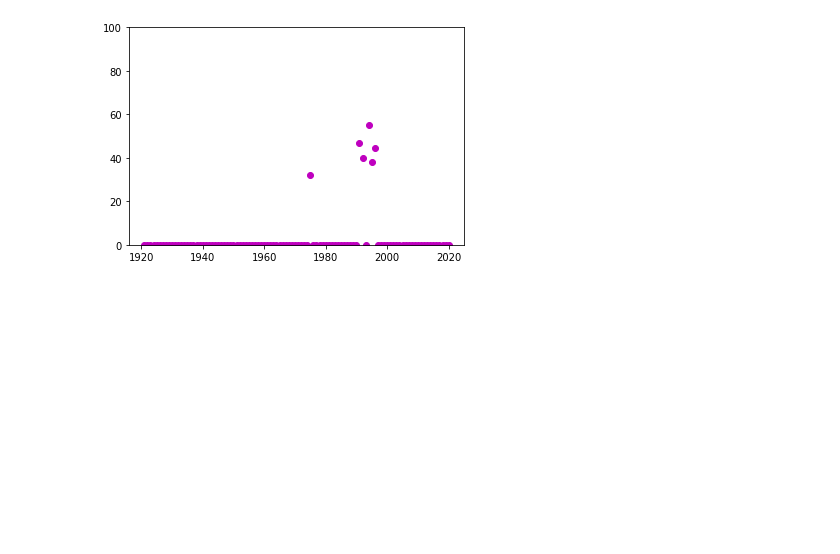
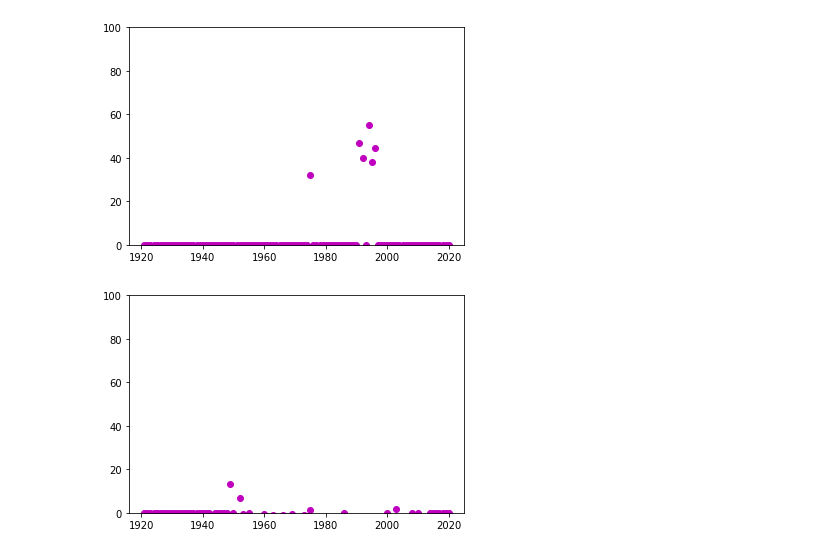
Before and after one commit to Wichaelian/ICM-2021, a Jupyter notebook: 2021_ICM_Problem_D_Data/Bullet 6.ipynb, the cells around one changed output. Cells and saved outputs as stored; diff of their text form; code cells hidden in the pictures; blank space fills up the shorter version.

```diff
--- a/2021_ICM_Problem_D_Data/Bullet 6.ipynb
+++ b/2021_ICM_Problem_D_Data/Bullet 6.ipynb
@@ -575,3 +575,25 @@ plotPop("Children's")
 plotPop('Unknown')
 # %% [output]
 [figure]
+# %%
+def plotPopScale(genre):
+    """plots the average popularity of songs in the provided genre for each year
+    precondition: genre is a string"""
+    genreSongs = full[full['genre'] == genre]
+    prYearlyAvgPop = []
+    for count, i in enumerate(years['year']):
+        songsOfYear = genreSongs[genreSongs['year']==i].loc[:,['year', 'popularity', 'genre']]
+        if len(songsOfYear) != 0:
+            yearTot = songsOfYear['popularity'].sum()
+            yearAvg = yearTot / len(songsOfYear)
+            yearAvg.round(2)
+            yearAvg = yearAvg - years['popularity'][count]
+            prYearlyAvgPop.append(yearAvg)
+        else:
+            prYearlyAvgPop.append(0.00)
+    plt.plot(years['year'], prYearlyAvgPop, 'mo')
+    plt.ylim(0, 100)
+# %%
+plotPopScale('Folk')
+# %% [output]
+[figure, added]
```
Also changed, not shown: 1 other file.
